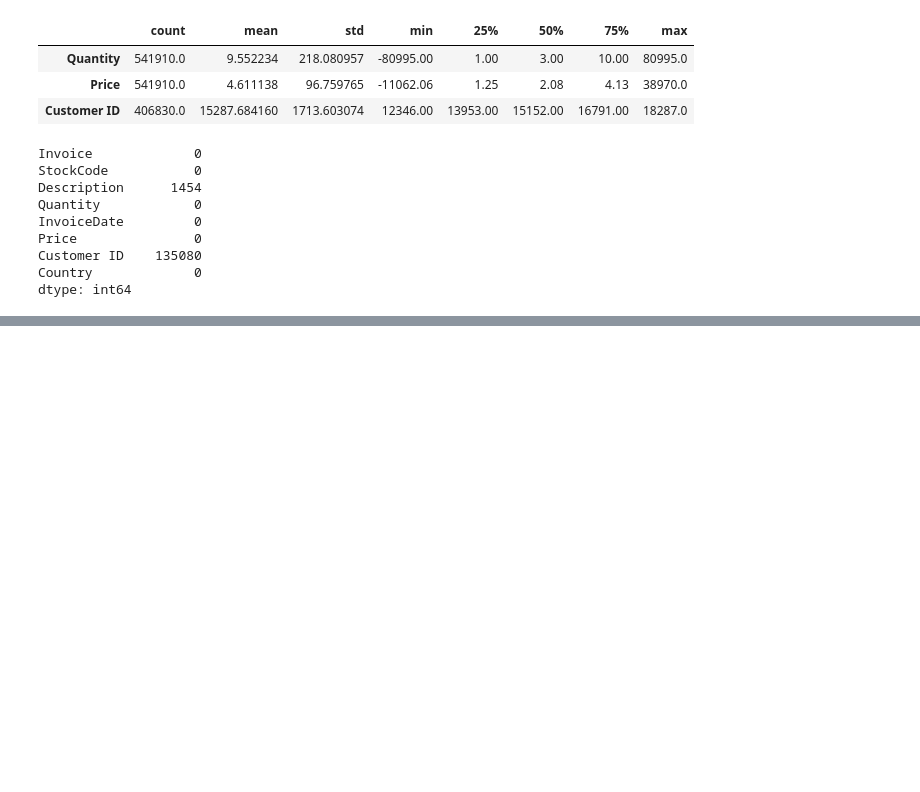
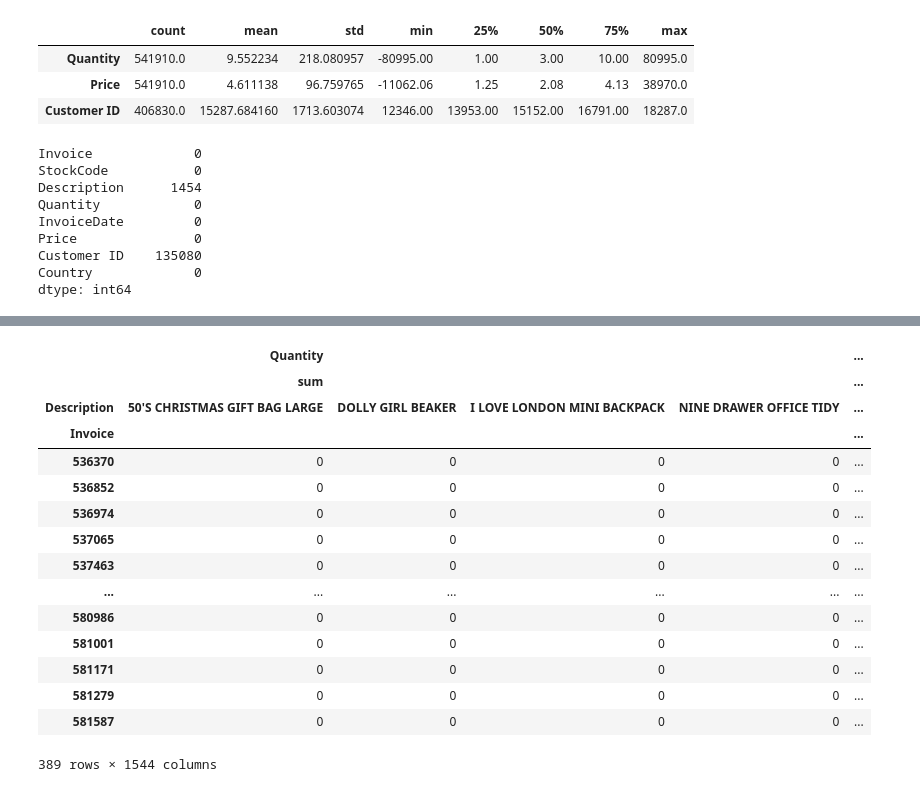
Before and after one commit to emreakdogan/online_retail_recommendation_system, a Jupyter notebook: Task.ipynb, the cells around one changed output, grey strips where cells are left out. Saved outputs shown, nothing was run; the diff lists cells and outputs as text; code cells hidden in the pictures; blank space fills up the shorter version.

```diff
--- a/Task.ipynb
+++ b/Task.ipynb
@@ -87,0 +113,19 @@ def retail_data_pred(dataframe):
+# %%
+create_invoice_product_dataframe(df)
+# %% [output]
+|  | Quantity |  |  |  | ... |
+|  | sum |  |  |  | ... |
+| Description | 50'S CHRISTMAS GIFT BAG LARGE | DOLLY GIRL BEAKER | I LOVE LONDON MINI BACKPACK | NINE DRAWER OFFICE TIDY | ... |
+| Invoice |  |  |  |  | ... |
+| 536370 | 0 | 0 | 0 | 0 | ... |
+| 536852 | 0 | 0 | 0 | 0 | ... |
+| 536974 | 0 | 0 | 0 | 0 | ... |
+| 537065 | 0 | 0 | 0 | 0 | ... |
+| 537463 | 0 | 0 | 0 | 0 | ... |
+| ... | ... | ... | ... | ... | ... |
+| 580986 | 0 | 0 | 0 | 0 | ... |
+| 581001 | 0 | 0 | 0 | 0 | ... |
+| 581171 | 0 | 0 | 0 | 0 | ... |
+| 581279 | 0 | 0 | 0 | 0 | ... |
+| 581587 | 0 | 0 | 0 | 0 | ... |
+389 rows × 1544 columns
```
Also changed, not shown: parts of 22 cells of this notebook.
